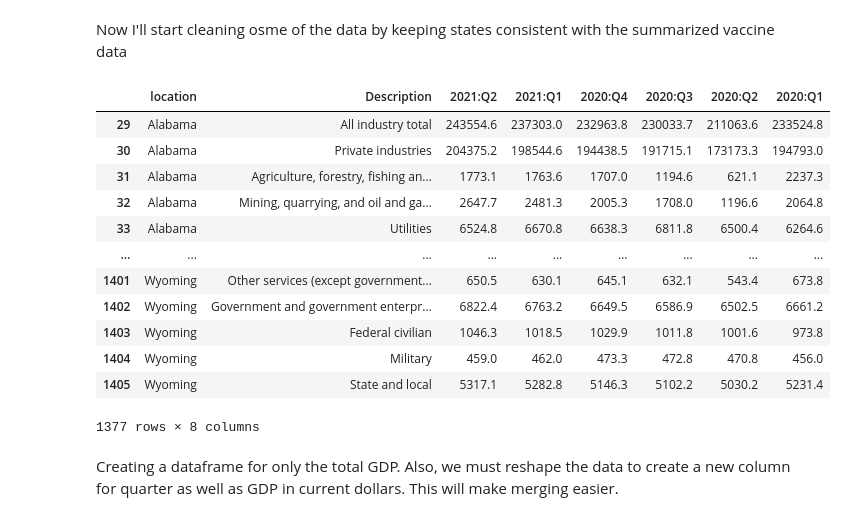
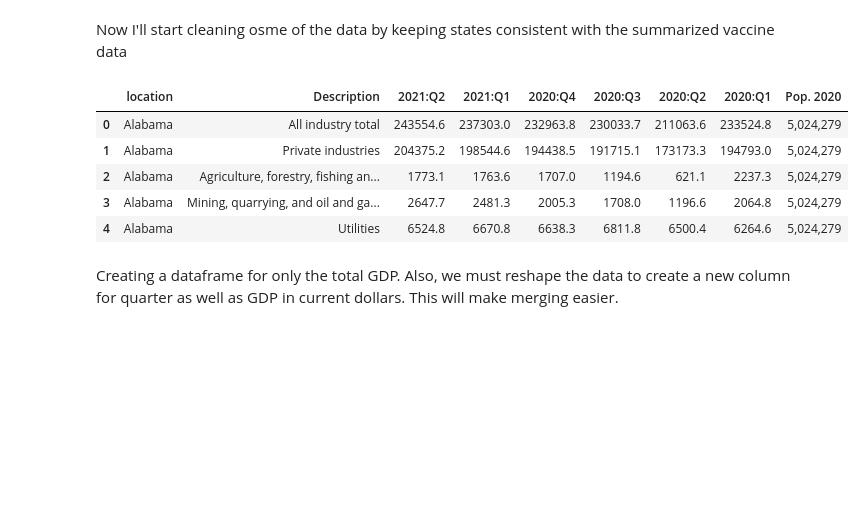
Before and after one commit to michael-lutz/Vaccine-Econ-Analysis, a Jupyter notebook: analysis/visualization_nb.ipynb, the cells around one changed output. Cells and saved outputs as stored; diff of their text form; code cells hidden in the pictures; blank space fills up the shorter version.

```diff
--- a/analysis/visualization_nb.ipynb
+++ b/analysis/visualization_nb.ipynb
@@ -10,6 +10,7 @@ import matplotlib.pyplot as plt
 # %%
 gdp_df = pd.read_csv('../data/gdp-data/SQGDP2__ALL_AREAS_2005_2021.csv')
 vax_df = pd.read_csv('../data/vaccination-data/us_state_vaccinations.csv')
+population_df = pd.read_csv('../data/census_population_report.csv')
 # %% [markdown]
 # Processing Vaccination Data
 # %% [markdown]
@@ -83,22 +68,19 @@ gdp_df = gdp_df[gdp_df['GeoName'].isin(state_names)]
 # %%
 # Renaming for future merging
 gdp_df = gdp_df.rename(columns={"GeoName": "location"})
+# %%
+population_df.rename(columns={'Name': 'location'}, inplace=True)
+population_df = population_df[['location', 'Pop. 2020']]
+gdp_df = gdp_df.merge(population_df, on='location')
 # %%
-gdp_df
+gdp_df.head()
 # %% [output]
-|  | location | Description | 2021:Q2 | 2021:Q1 | 2020:Q4 | 2020:Q3 | 2020:Q2 | 2020:Q1 |
-| 29 | Alabama | All industry total | 243554.6 | 237303.0 | 232963.8 | 230033.7 | 211063.6 | 233524.8 |
-| 30 | Alabama | Private industries | 204375.2 | 198544.6 | 194438.5 | 191715.1 | 173173.3 | 194793.0 |
-| 31 | Alabama | Agriculture, forestry, fishing an... | 1773.1 | 1763.6 | 1707.0 | 1194.6 | 621.1 | 2237.3 |
-| 32 | Alabama | Mining, quarrying, and oil and ga... | 2647.7 | 2481.3 | 2005.3 | 1708.0 | 1196.6 | 2064.8 |
-| 33 | Alabama | Utilities | 6524.8 | 6670.8 | 6638.3 | 6811.8 | 6500.4 | 6264.6 |
-| ... | ... | ... | ... | ... | ... | ... | ... | ... |
-| 1401 | Wyoming | Other services (except government... | 650.5 | 630.1 | 645.1 | 632.1 | 543.4 | 673.8 |
-| 1402 | Wyoming | Government and government enterpr... | 6822.4 | 6763.2 | 6649.5 | 6586.9 | 6502.5 | 6661.2 |
-| 1403 | Wyoming | Federal civilian | 1046.3 | 1018.5 | 1029.9 | 1011.8 | 1001.6 | 973.8 |
-| 1404 | Wyoming | Military | 459.0 | 462.0 | 473.3 | 472.8 | 470.8 | 456.0 |
-| 1405 | Wyoming | State and local | 5317.1 | 5282.8 | 5146.3 | 5102.2 | 5030.2 | 5231.4 |
+|  | location | Description | 2021:Q2 | 2021:Q1 | 2020:Q4 | 2020:Q3 | 2020:Q2 | 2020:Q1 | Pop. 2020 |
+| 0 | Alabama | All industry total | 243554.6 | 237303.0 | 232963.8 | 230033.7 | 211063.6 | 233524.8 | 5,024,279 |
+| 1 | Alabama | Private industries | 204375.2 | 198544.6 | 194438.5 | 191715.1 | 173173.3 | 194793.0 | 5,024,279 |
+| 2 | Alabama | Agriculture, forestry, fishing an... | 1773.1 | 1763.6 | 1707.0 | 1194.6 | 621.1 | 2237.3 | 5,024,279 |
+| 3 | Alabama | Mining, quarrying, and oil and ga... | 2647.7 | 2481.3 | 2005.3 | 1708.0 | 1196.6 | 2064.8 | 5,024,279 |
+| 4 | Alabama | Utilities | 6524.8 | 6670.8 | 6638.3 | 6811.8 | 6500.4 | 6264.6 | 5,024,279 |
-1377 rows × 8 columns
 # %% [markdown]
 Creating a dataframe for only the total GDP. Also, we must reshape the data to create a new column for quarter as well as GDP in current dollars. This will make merging easier.
 # %%
```
Also changed, not shown: parts of 16 cells of this notebook, 4 other files.
